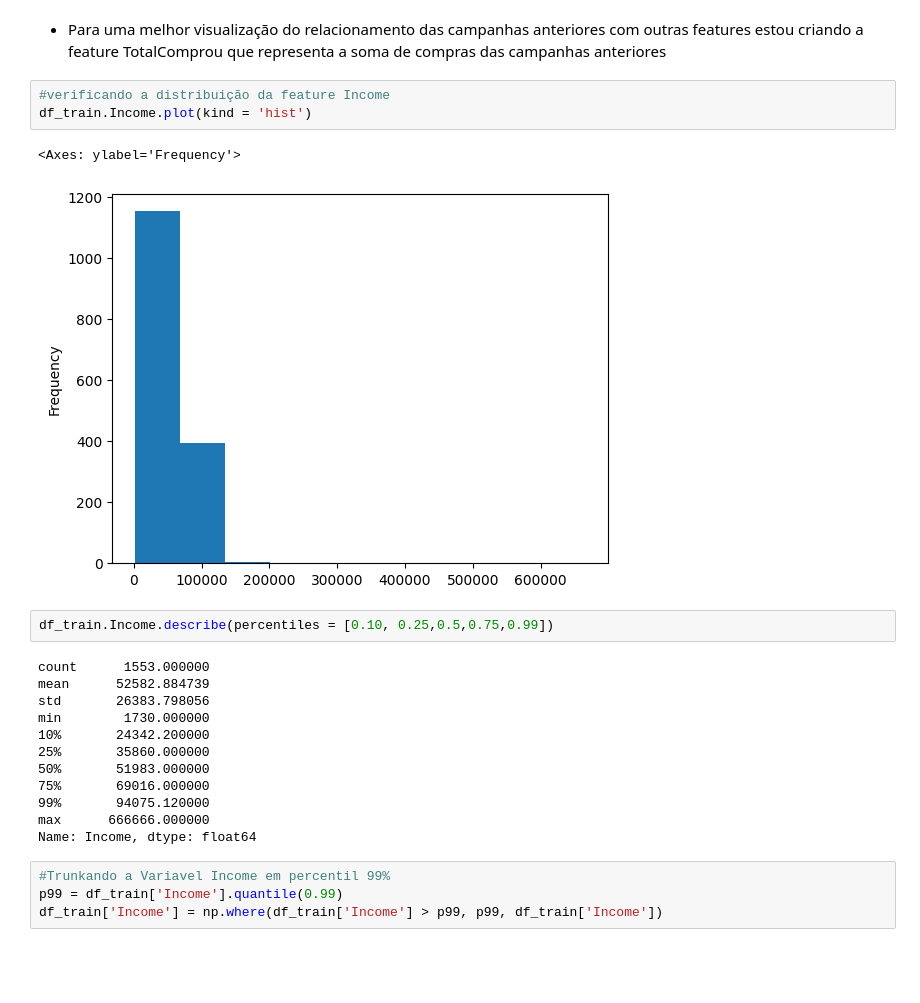
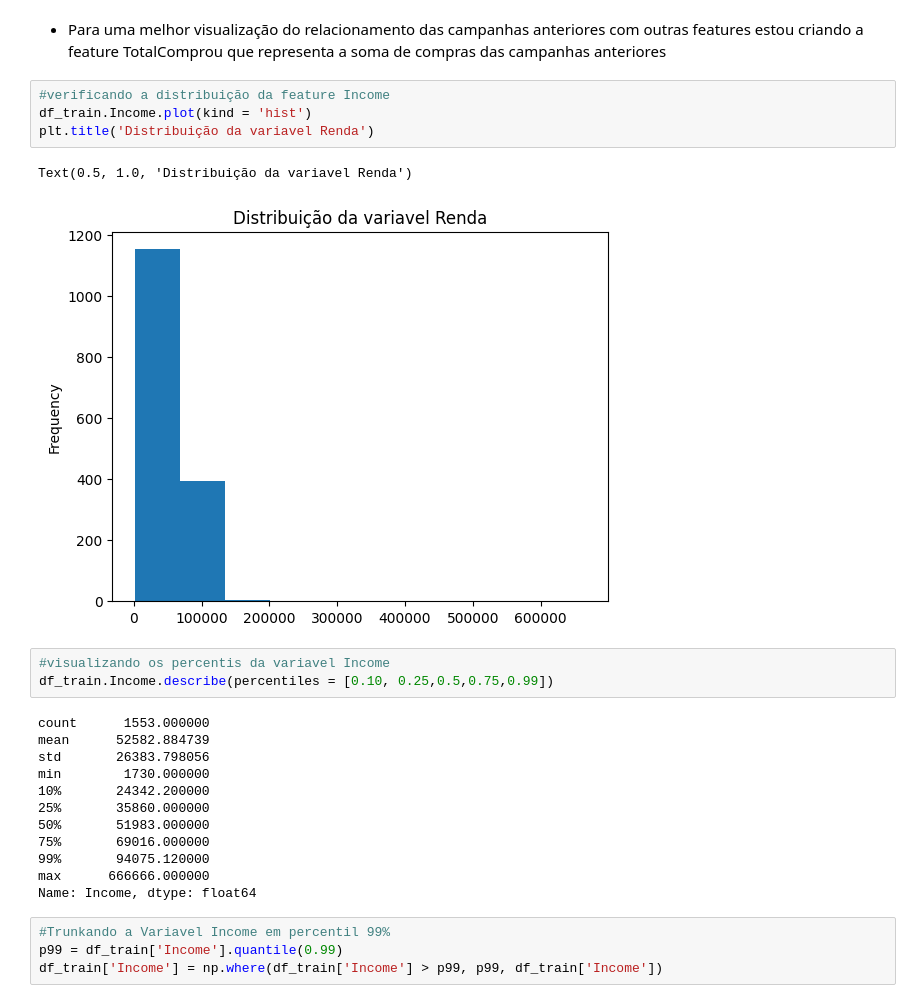
Before and after one commit to DionesGouvea/propensao_compra, a Jupyter notebook: Propensão_Marketing.ipynb, the cells around one changed output. Drawn from its saved outputs; the diff is of its cells as text; blank space fills up the shorter version.

```diff
--- a/Propensão_Marketing.ipynb
+++ b/Propensão_Marketing.ipynb
@@ -144,10 +154,12 @@ df_train['TotalComprou'] = df_train[['AcceptedCmp1', 'AcceptedCmp2', 'AcceptedCm
 # %%
 #verificando a distribuição da feature Income
 df_train.Income.plot(kind = 'hist')
+plt.title('Distribuição da variavel Renda')
 # %% [output]
-<Axes: ylabel='Frequency'>
+Text(0.5, 1.0, 'Distribuição da variavel Renda')
-[figure, old version]
+[figure, new version]
 # %%
+#visualizando os percentis da variavel Income
 df_train.Income.describe(percentiles = [0.10, 0.25,0.5,0.75,0.99])
 # %% [output]
 count      1553.000000
```
Also changed, not shown: parts of 44 cells of this notebook.
